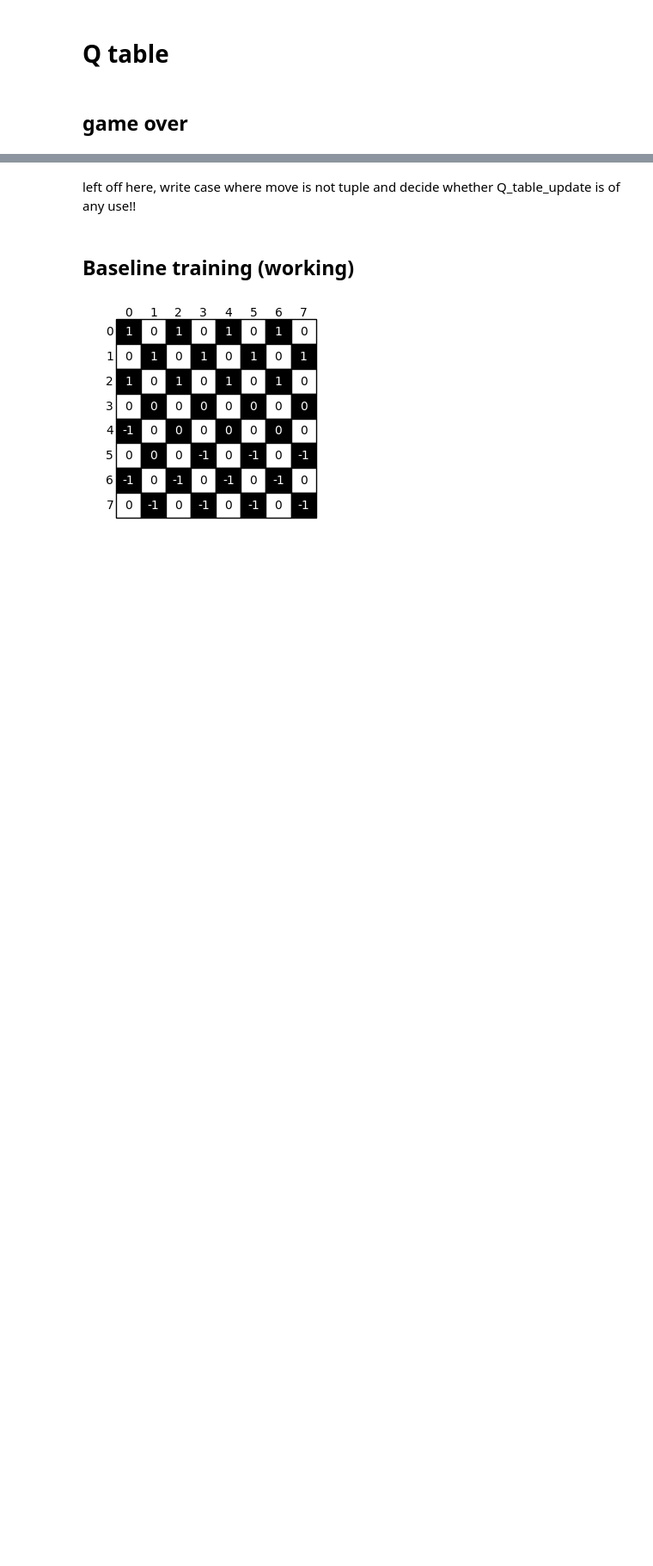
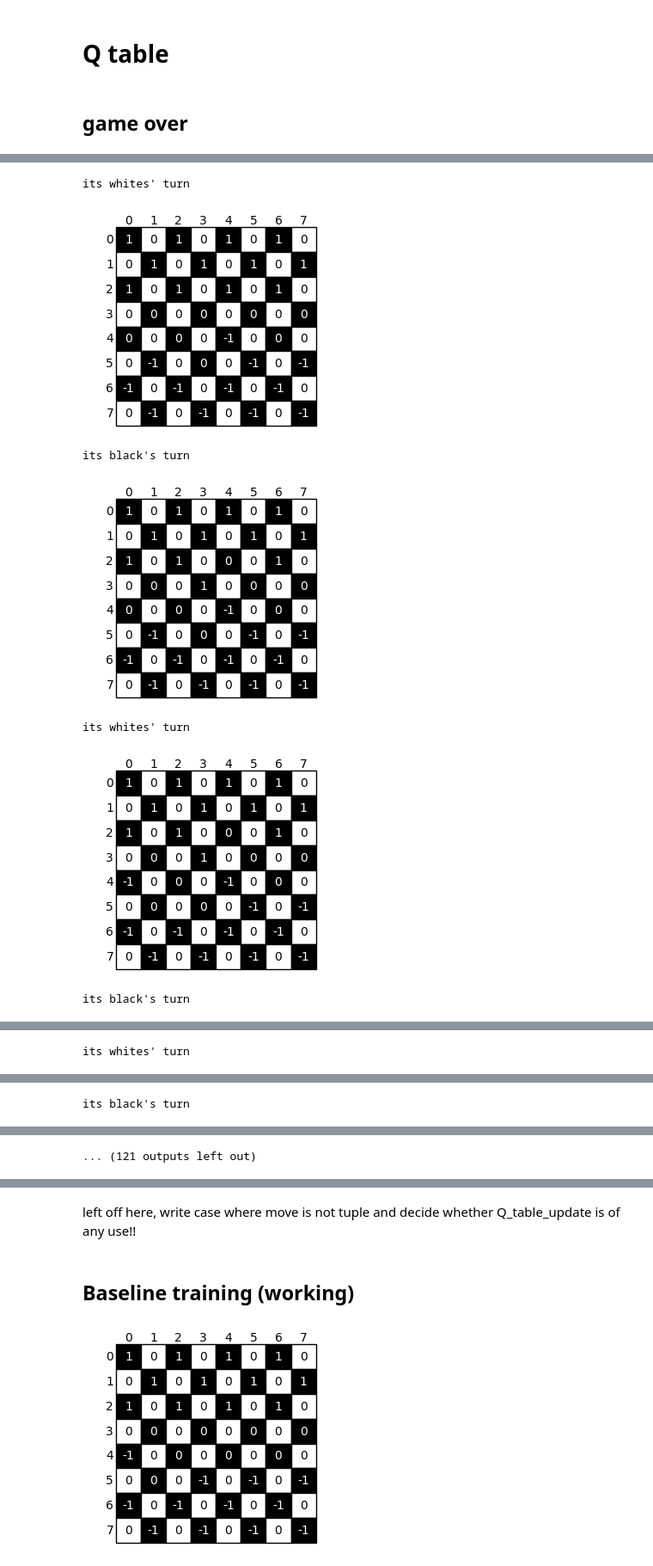
Before and after one commit to federicoschiaffino/Eldo, a Jupyter notebook: Eldo/Q Learning.ipynb, the cells around one changed output, grey strips where cells are left out. Shown at 86% size. Drawn from its saved outputs; the diff is of its cells as text; code cells hidden in the pictures; blank space fills up the shorter version.

```diff
--- a/Eldo/Q Learning.ipynb
+++ b/Eldo/Q Learning.ipynb
@@ -420,5 +363,31 @@ def play_game(initial_board, agent = -1, turns_without_cap = 0, color_boards = w
+# %%
+board_1 = np.array([1,1,1,1,1,1,1,1,1,1,1,1,0,0,0,0,0,0,0,0,-1,-1,-1,-1,-1,-1,-1,-1,-1,-1,-1,-1])
+
+#df with each move in the action space as col and ind_board as index - for every row neg value if the move is illegal
+Q_white = pd.DataFrame(data = 0, index=[0], columns=action_space)
+Q_black = pd.DataFrame(data = 0, index=[0], columns=action_space)
+
+#np array of boards seens by each agent - retrievable with ind_board e.g. white_boards[ind_board]
+white_boards = {}
+black_boards = {}
+
+#dict of moves for the game played, ind_board is the key and the move select for that given idx board is the value
+white_moves = {} #ind_board as key and move as value
+black_moves = {}
+
+#nested dict first key is ind_board, inside that another dict with caps as key and Q_value as value
+#e.g. {ind_board: {(first_multi_cap: Q_value, second_multi_cap: Q_value)}}
+white_mult_caps_dict = {}
+black_mult_caps_dict = {}
 # %%
-# white_boards = np.array([board_1])
-black_boards = np.array([board_1])
-
-play_game(board_1)
+white_moves = {}
+black_moves = {}
+winner = play_game(board_1, -1, Q_white, Q_black, white_boards, black_boards, white_moves, black_moves, 0.9)
+# %% [output]
+its whites' turn
+[figure, added]
+its black's turn
+[figure, added]
+its whites' turn
+[figure, added]
+its black's turn
@@ -424,0 +395 @@ play_game(board_1)
+its whites' turn
@@ -424,0 +397 @@ play_game(board_1)
+its black's turn
@@ -424,0 +399 @@ play_game(board_1)
+... (121 outputs left out)
```
Also changed, not shown: parts of 40 cells of this notebook.
